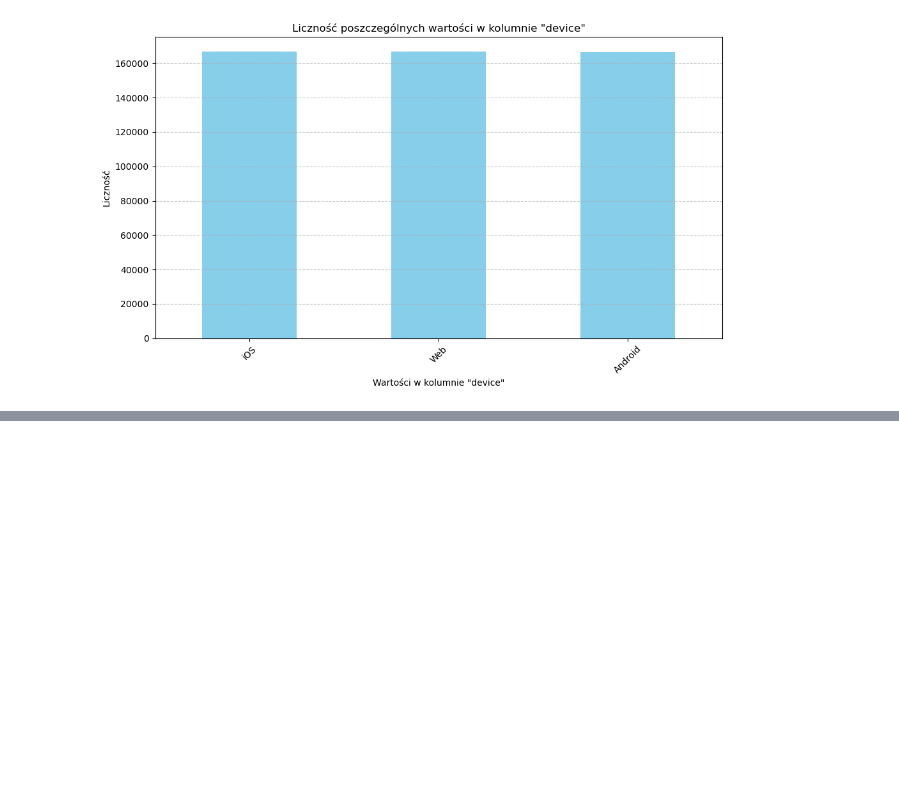
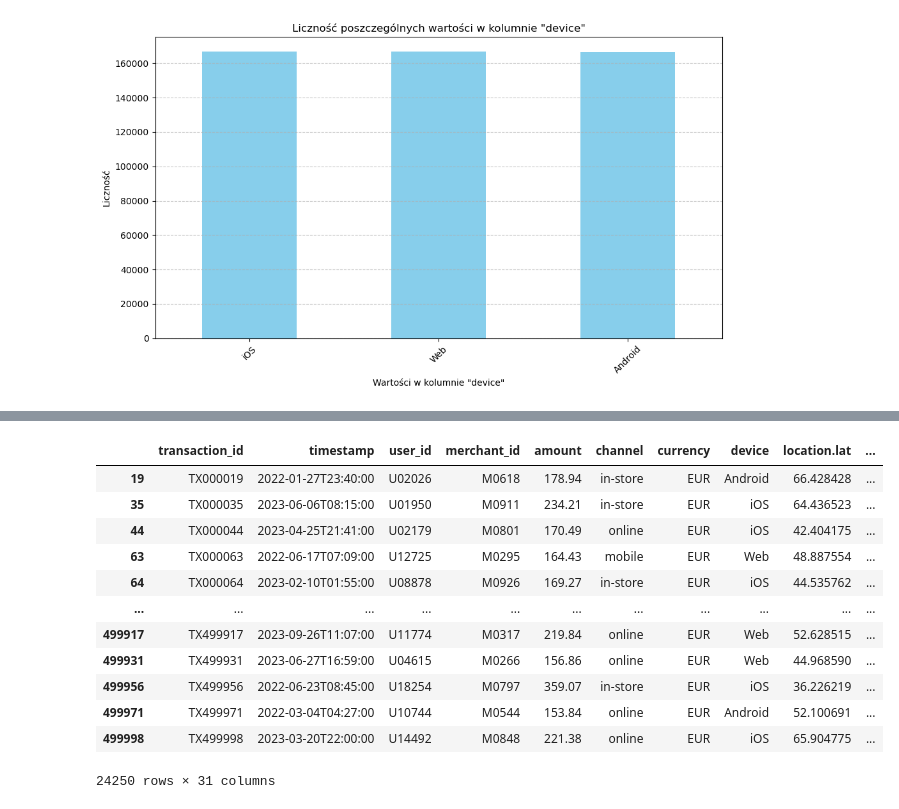
Before and after one commit to AleksanderWWW/gen-z4ikers, a Jupyter notebook: eda.ipynb, the cells around one changed output, grey strips where cells are left out. Cells and saved outputs as stored; diff of their text form; code cells hidden in the pictures; blank space fills up the shorter version.

```diff
--- a/eda.ipynb
+++ b/eda.ipynb
@@ -32,0 +65,21 @@ plt.show()
+# %%
+q1, q3 = df['amount'].quantile([0.25, 0.75])
+iqr = q3 - q1
+mask_iqr = (df['amount'] < q1 - 1.5 * iqr) | (df['amount'] > q3 + 1.5 * iqr)
+out_iqr = df[mask_iqr]
+# %%
+out_iqr
+# %% [output]
+|  | transaction_id | timestamp | user_id | merchant_id | amount | channel | currency | device | location.lat | ... |
+| 19 | TX000019 | 2022-01-27T23:40:00 | U02026 | M0618 | 178.94 | in-store | EUR | Android | 66.428428 | ... |
+| 35 | TX000035 | 2023-06-06T08:15:00 | U01950 | M0911 | 234.21 | in-store | EUR | iOS | 64.436523 | ... |
+| 44 | TX000044 | 2023-04-25T21:41:00 | U02179 | M0801 | 170.49 | online | EUR | iOS | 42.404175 | ... |
+| 63 | TX000063 | 2022-06-17T07:09:00 | U12725 | M0295 | 164.43 | mobile | EUR | Web | 48.887554 | ... |
+| 64 | TX000064 | 2023-02-10T01:55:00 | U08878 | M0926 | 169.27 | in-store | EUR | iOS | 44.535762 | ... |
+| ... | ... | ... | ... | ... | ... | ... | ... | ... | ... | ... |
+| 499917 | TX499917 | 2023-09-26T11:07:00 | U11774 | M0317 | 219.84 | online | EUR | Web | 52.628515 | ... |
+| 499931 | TX499931 | 2023-06-27T16:59:00 | U04615 | M0266 | 156.86 | online | EUR | Web | 44.968590 | ... |
+| 499956 | TX499956 | 2022-06-23T08:45:00 | U18254 | M0797 | 359.07 | in-store | EUR | iOS | 36.226219 | ... |
+| 499971 | TX499971 | 2022-03-04T04:27:00 | U10744 | M0544 | 153.84 | online | EUR | Android | 52.100691 | ... |
+| 499998 | TX499998 | 2023-03-20T22:00:00 | U14492 | M0848 | 221.38 | online | EUR | iOS | 65.904775 | ... |
+24250 rows × 31 columns
```
Also changed, not shown: parts of 10 cells of this notebook.
